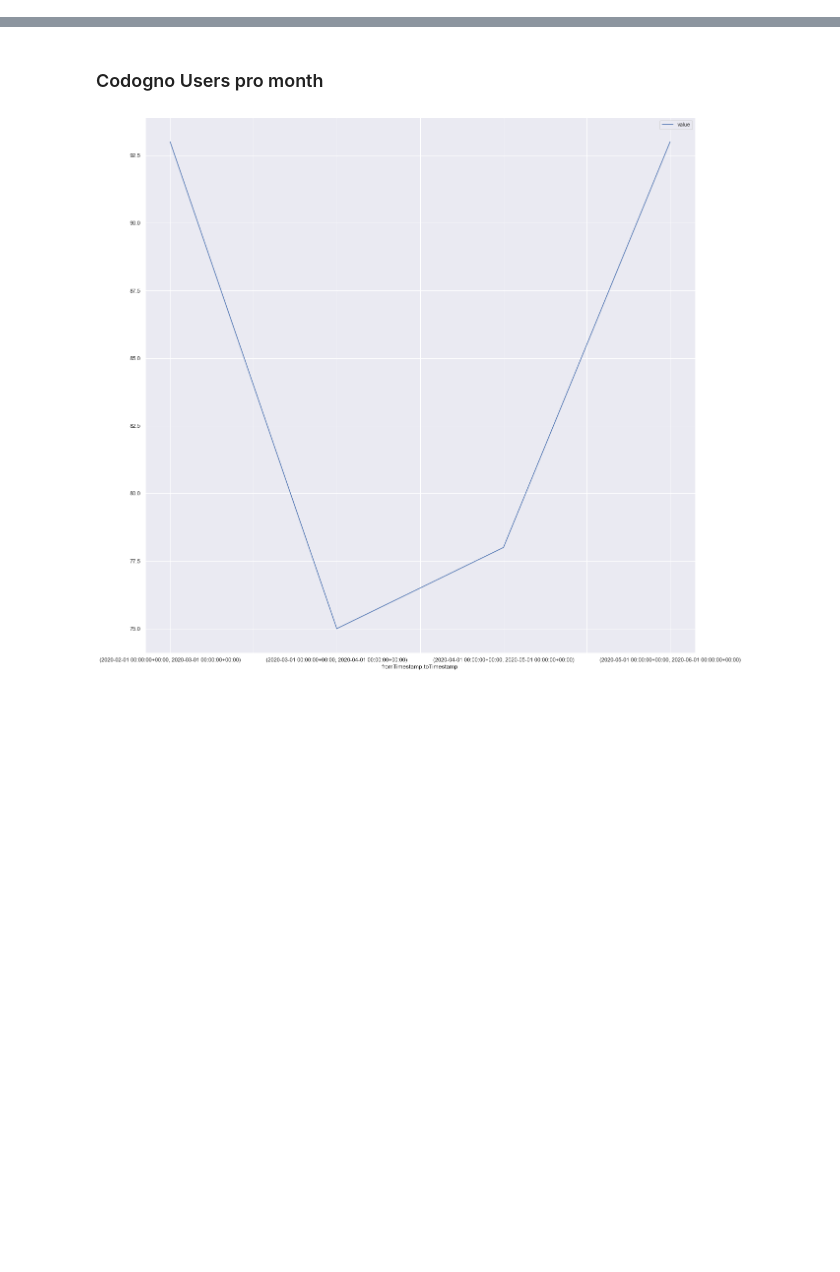
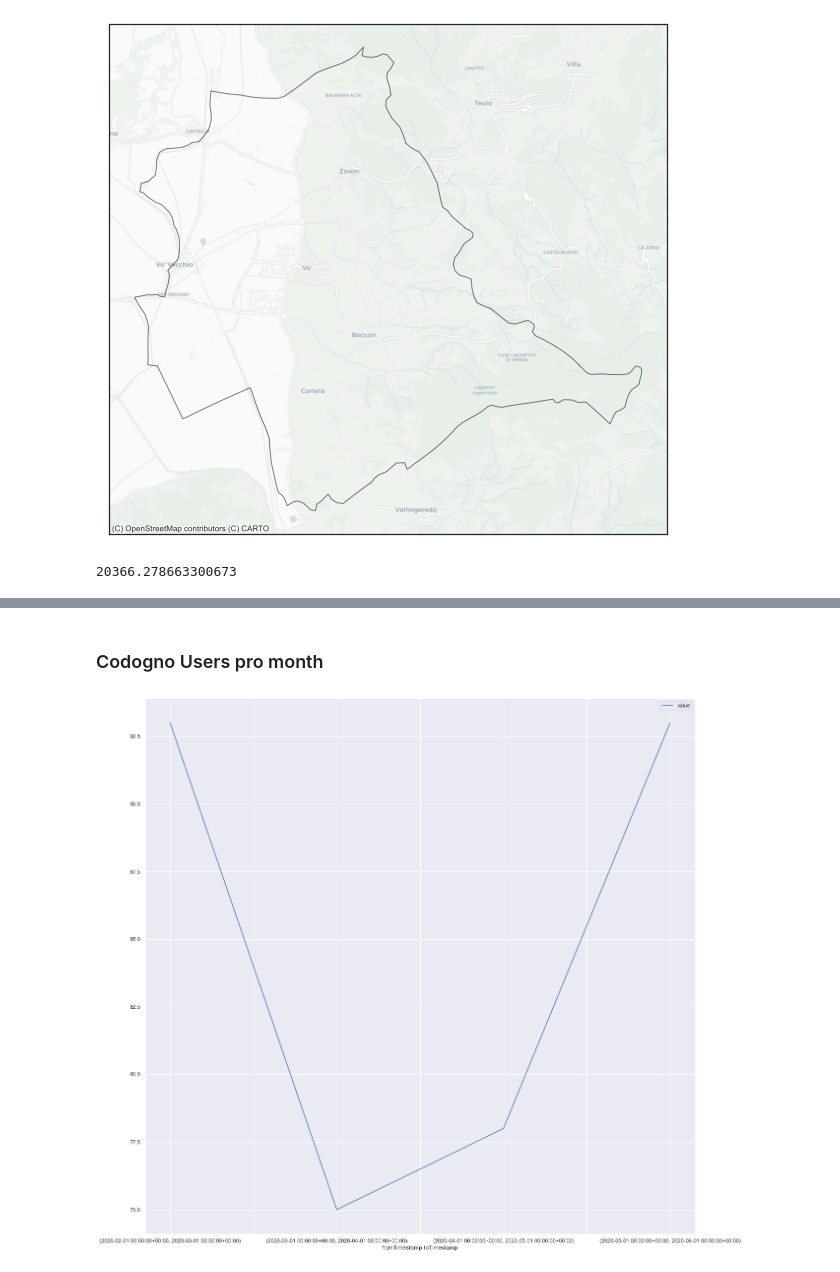
Before and after one commit to napo/osm_covid19_italy, a Jupyter notebook: osm_covid19_italy_analysis.ipynb, the cells around one changed output, grey strips where cells are left out. Saved outputs shown, nothing was run; the diff lists cells and outputs as text; code cells hidden in the pictures; blank space fills up the shorter version.

```diff
--- a/osm_covid19_italy_analysis.ipynb
+++ b/osm_covid19_italy_analysis.ipynb
@@ -97,0 +45,12 @@ pharmacy = client.elements.count.groupByBoundary.post(bpolys=bpolys, filter="ame
+# %%
+
+ax = borders_vo.to_crs(epsg=3857).plot(figsize=(10, 10), facecolor="none",alpha=0.5, edgecolor='black')
+ax.axes.xaxis.set_visible(False)
+ax.axes.yaxis.set_visible(False)
+cx.add_basemap(ax,source=cx.providers.CartoDB.Positron)
+# %% [output]
+[figure, added]
+# %%
+borders_vo.to_crs(epsg=32632).area[0] / 1000
+# %% [output]
+20366.278663300673
```
Also changed, not shown: parts of 83 cells of this notebook, 5 other files.
